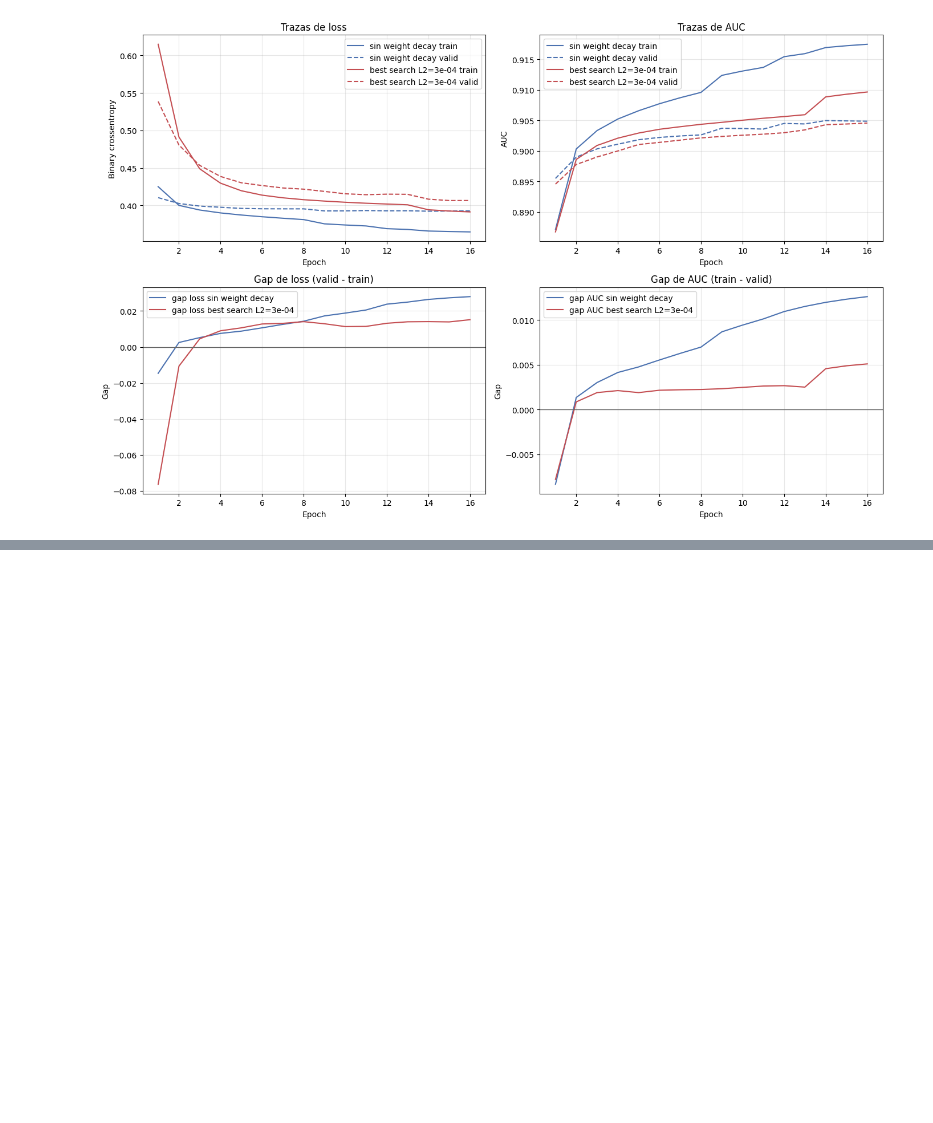
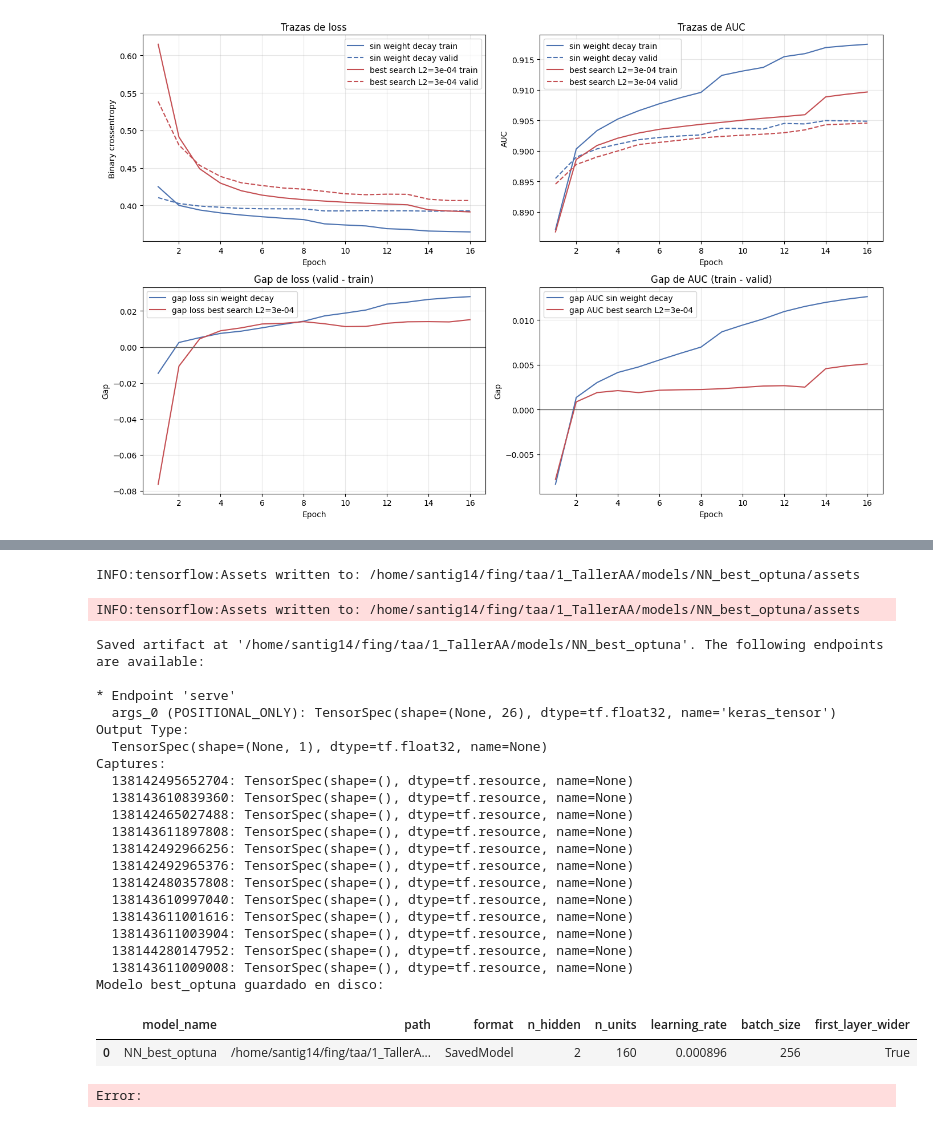
Before and after one commit to srodriguez-lefebre/higgs-signal-lab, a Jupyter notebook: 5. Experimentacion NN/NN_extendido.ipynb, the cells around one changed output, grey strips where cells are left out. Saved outputs shown, nothing was run; the diff lists cells and outputs as text; code cells hidden in the pictures; blank space fills up the shorter version.

```diff
--- a/5. Experimentacion NN/NN_extendido.ipynb
+++ b/5. Experimentacion NN/NN_extendido.ipynb
@@ -1484,0 +1491,79 @@ En esta grilla, el control sin regularización sigue siendo el mejor. Abajo se c
+# %%
+import shutil
+
+
+def find_project_root(start: Path | None = None) -> Path:
+    current = (start or Path.cwd()).resolve()
+    for candidate in [current, *current.parents]:
+        if (candidate / "roadmap.md").exists():
+            return candidate
+    raise RuntimeError("No se pudo encontrar la raíz del repo desde el directorio actual.")
+
+
+PROJECT_ROOT = find_project_root()
+MODEL_EXPORT_PATH = PROJECT_ROOT / "models" / "NN_best_optuna"
+
+required_objects = ["best_optuna_model", "best_params"]
+missing_objects = [name for name in required_objects if name not in globals()]
+if missing_objects:
+    raise RuntimeError(
+        "Faltan variables para guardar best_optuna. Ejecutar primero la Parte 5 completa: "
+        + ", ".join(missing_objects)
+    )
+
+MODEL_EXPORT_PATH.parent.mkdir(parents=True, exist_ok=True)
+
+if MODEL_EXPORT_PATH.exists():
+    if MODEL_EXPORT_PATH.is_dir():
+        shutil.rmtree(MODEL_EXPORT_PATH)
+    else:
+        MODEL_EXPORT_PATH.unlink()
+
+if hasattr(best_optuna_model, "export"):
+    best_optuna_model.export(str(MODEL_EXPORT_PATH))
+    saved_format = "SavedModel"
+else:
+    best_optuna_model.save(str(MODEL_EXPORT_PATH), overwrite=True)
+    saved_format = "SavedModel"
+
+saved_best_optuna_info = pd.DataFrame([
+    {
+        "model_name": "NN_best_optuna",
+        "path": str(MODEL_EXPORT_PATH.resolve()),
+        "format": saved_format,
+        "n_hidden": int(best_params["n_hidden"]),
+        "n_units": int(best_params["n_units"]),
+        "learning_rate": float(best_params["learning_rate"]),
+        "batch_size": int(best_params["batch_size"]),
+        "first_layer_wider": bool(best_params["first_layer_wider"]),
+    }
+])
+
+print("Modelo best_optuna guardado en disco:")
+display(saved_best_optuna_info)
+# %% [output]
+INFO:tensorflow:Assets written to: /home/santig14/fing/taa/1_TallerAA/models/NN_best_optuna/assets
+INFO:tensorflow:Assets written to: /home/santig14/fing/taa/1_TallerAA/models/NN_best_optuna/assets
+Saved artifact at '/home/santig14/fing/taa/1_TallerAA/models/NN_best_optuna'. The following endpoints are available:
+
+* Endpoint 'serve'
+  args_0 (POSITIONAL_ONLY): TensorSpec(shape=(None, 26), dtype=tf.float32, name='keras_tensor')
+Output Type:
+  TensorSpec(shape=(None, 1), dtype=tf.float32, name=None)
+Captures:
+  138142495652704: TensorSpec(shape=(), dtype=tf.resource, name=None)
+  138143610839360: TensorSpec(shape=(), dtype=tf.resource, name=None)
+  138142465027488: TensorSpec(shape=(), dtype=tf.resource, name=None)
+  138143611897808: TensorSpec(shape=(), dtype=tf.resource, name=None)
+  138142492966256: TensorSpec(shape=(), dtype=tf.resource, name=None)
+  138142492965376: TensorSpec(shape=(), dtype=tf.resource, name=None)
+  138142480357808: TensorSpec(shape=(), dtype=tf.resource, name=None)
+  138143610997040: TensorSpec(shape=(), dtype=tf.resource, name=None)
+  138143611001616: TensorSpec(shape=(), dtype=tf.resource, name=None)
+  138143611003904: TensorSpec(shape=(), dtype=tf.resource, name=None)
+  138144280147952: TensorSpec(shape=(), dtype=tf.resource, name=None)
+  138143611009008: TensorSpec(shape=(), dtype=tf.resource, name=None)
+Modelo best_optuna guardado en disco:
+|  | model_name | path | format | n_hidden | n_units | learning_rate | batch_size | first_layer_wider |
+| 0 | NN_best_optuna | /home/santig14/fing/taa/1_TallerA... | SavedModel | 2 | 160 | 0.000896 | 256 | True |
+Error:
```
Also changed, not shown: parts of 1 cell of this notebook, 2 other files.
